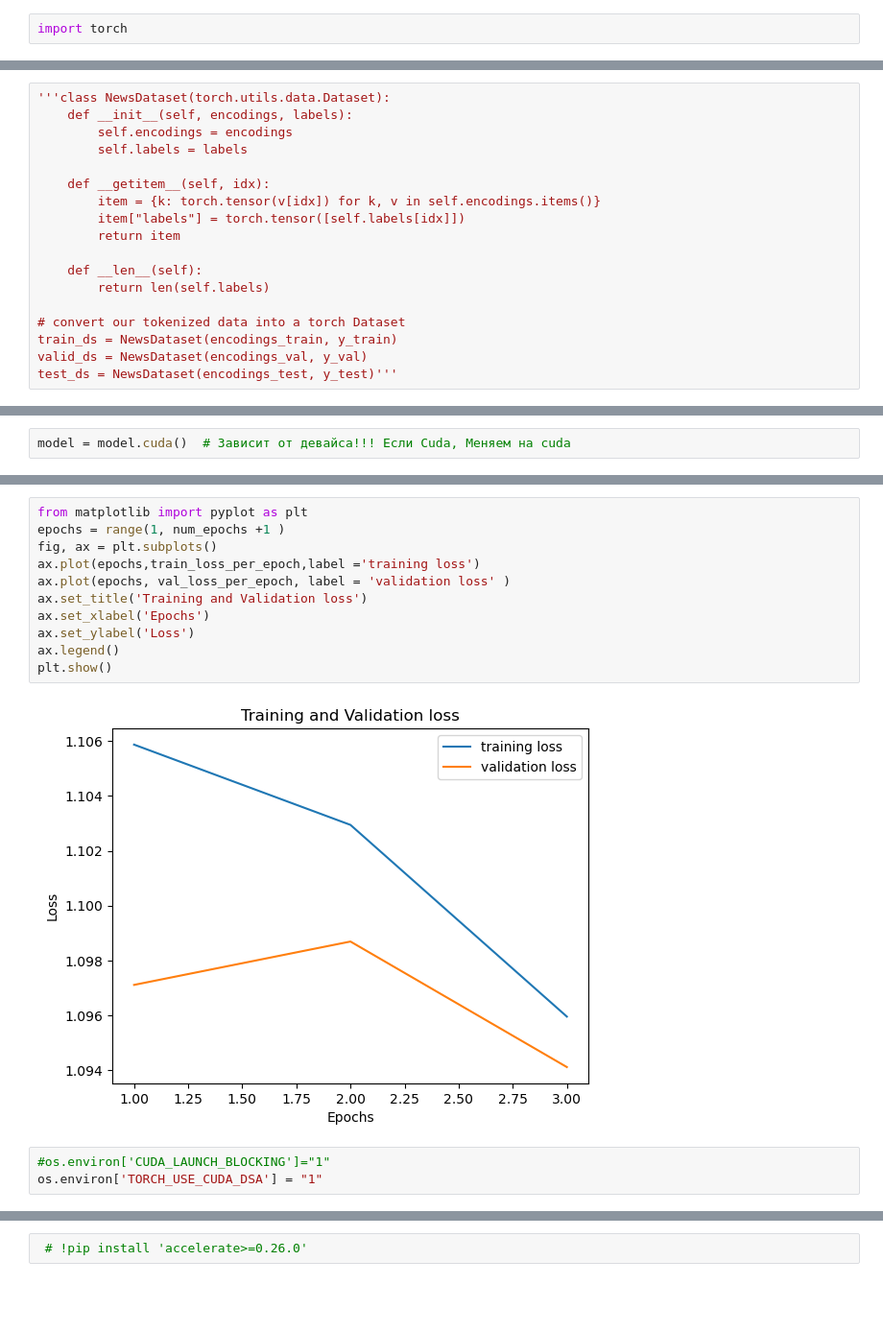
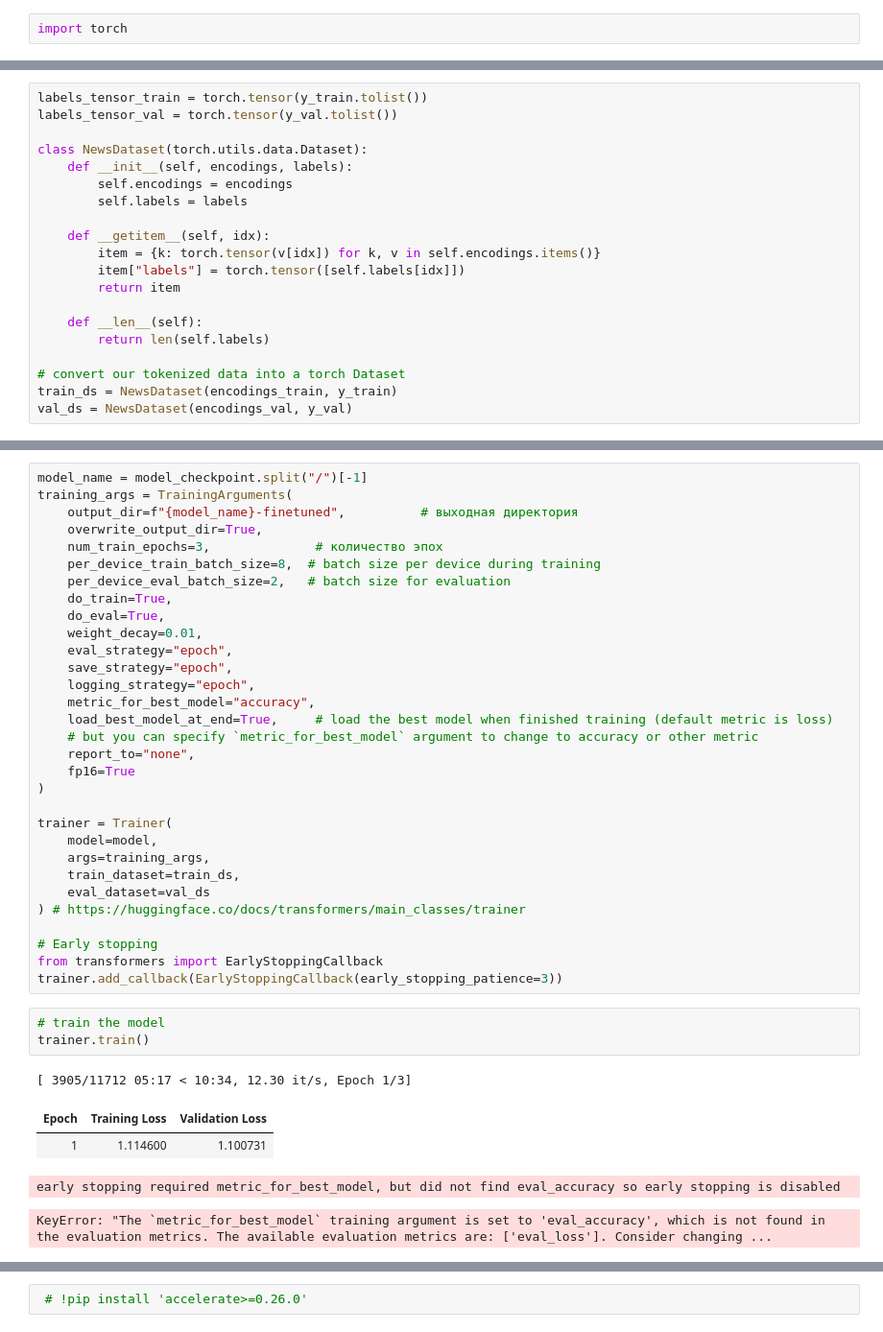
Before and after one commit to AliyaBadmaeva/PDP, a Jupyter notebook: Badmaeva_A_A__PDP.ipynb, the cells around one changed output, grey strips where cells are left out. Shown at 96% size. Saved outputs shown, nothing was run; the diff lists cells and outputs as text; blank space fills up the shorter version.

```diff
--- a/Badmaeva_A_A__PDP.ipynb
+++ b/Badmaeva_A_A__PDP.ipynb
@@ -228,5 +276,8 @@ labels_tensor_test = torch.tensor(y_test.tolist())'''
 # %%
-'''class NewsDataset(torch.utils.data.Dataset):
+labels_tensor_train = torch.tensor(y_train.tolist())
+labels_tensor_val = torch.tensor(y_val.tolist())
+
+class NewsDataset(torch.utils.data.Dataset):
     def __init__(self, encodings, labels):
         self.encodings = encodings
         self.labels = labels
@@ -241,5 +292,4 @@ labels_tensor_test = torch.tensor(y_test.tolist())'''
 
 # convert our tokenized data into a torch Dataset
 train_ds = NewsDataset(encodings_train, y_train)
-valid_ds = NewsDataset(encodings_val, y_val)
-test_ds = NewsDataset(encodings_test, y_test)'''
+val_ds = NewsDataset(encodings_val, y_val)
@@ -294,2 +323,0 @@ device(type='cuda')
-# %%
-model = model.cuda()  # Зависит от девайса!!! Если Cuda, Меняем на cuda
@@ -372,16 +324,40 @@ Epoch:  3
-# %%
-from matplotlib import pyplot as plt
-epochs = range(1, num_epochs +1 )
-fig, ax = plt.subplots()
-ax.plot(epochs,train_loss_per_epoch,label ='training loss')
-ax.plot(epochs, val_loss_per_epoch, label = 'validation loss' )
-ax.set_title('Training and Validation loss')
-ax.set_xlabel('Epochs')
-ax.set_ylabel('Loss')
-ax.legend()
-plt.show()
-# %% [output]
-[figure, removed]
-# %%
-#os.environ['CUDA_LAUNCH_BLOCKING']="1"
-os.environ['TORCH_USE_CUDA_DSA'] = "1"
+# %%
+model_name = model_checkpoint.split("/")[-1]
+training_args = TrainingArguments(
+    output_dir=f"{model_name}-finetuned",          # выходная директория
+    overwrite_output_dir=True,
+    num_train_epochs=3,              # количество эпох
+    per_device_train_batch_size=8,  # batch size per device during training
+    per_device_eval_batch_size=2,   # batch size for evaluation
+    do_train=True,
+    do_eval=True,
+    weight_decay=0.01,
+    eval_strategy="epoch",
+    save_strategy="epoch",
+    logging_strategy="epoch",
+    metric_for_best_model="accuracy",
+    load_best_model_at_end=True,     # load the best model when finished training (default metric is loss)
+    # but you can specify `metric_for_best_model` argument to change to accuracy or other metric
+    report_to="none",
+    fp16=True
+)
+
+trainer = Trainer(
+    model=model,
+    args=training_args,
+    train_dataset=train_ds,
+    eval_dataset=val_ds
+) # https://huggingface.co/docs/transformers/main_classes/trainer
+
+# Early stopping
+from transformers import EarlyStoppingCallback
+trainer.add_callback(EarlyStoppingCallback(early_stopping_patience=3))
+# %%
+# train the model
+trainer.train()
+# %% [output]
+[ 3905/11712 05:17 < 10:34, 12.30 it/s, Epoch 1/3]
+| Epoch | Training Loss | Validation Loss |
+| 1 | 1.114600 | 1.100731 |
+early stopping required metric_for_best_model, but did not find eval_accuracy so early stopping is disabled
+KeyError: "The `metric_for_best_model` training argument is set to 'eval_accuracy', which is not found in the evaluation metrics. The available evaluation metrics are: ['eval_loss']. Consider changing ...
```
Also changed, not shown: parts of 64 cells of this notebook.
